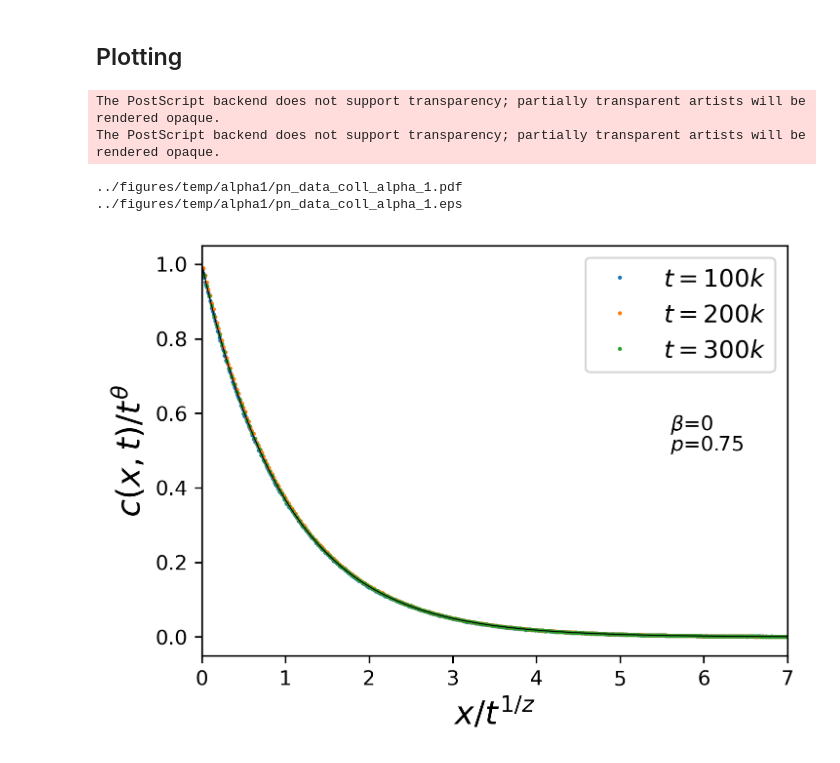
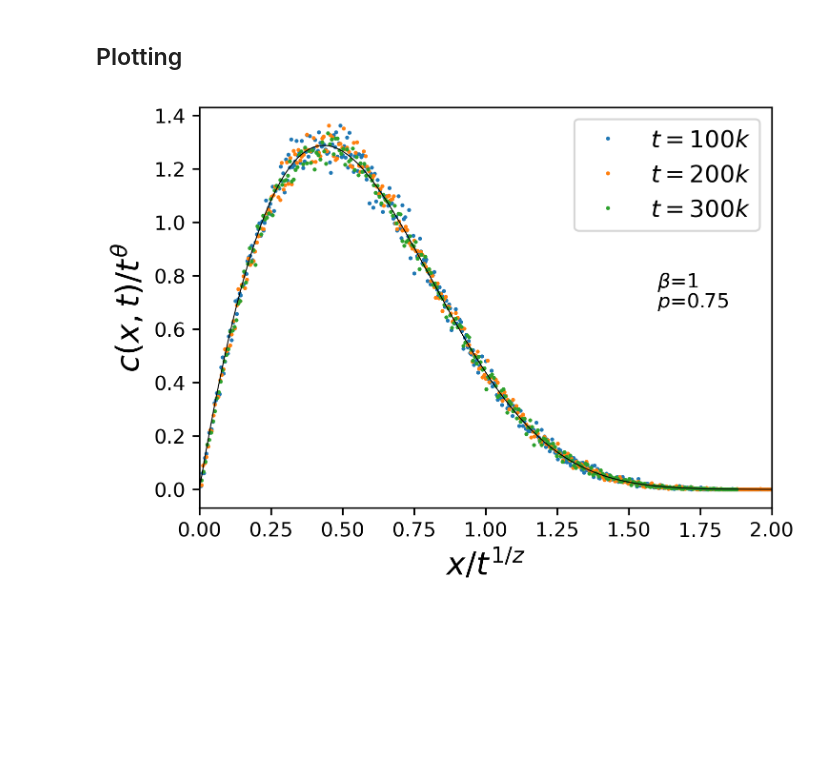
Before and after one commit to rahman-rakib/Stochastic-Fractal, a Jupyter notebook: main_jupyter/data_collapse_simulation_class-multi.ipynb, the cells around one changed output. Cells and saved outputs as stored; diff of their text form; code cells hidden in the pictures; blank space fills up the shorter version.

```diff
--- a/main_jupyter/data_collapse_simulation_class-multi.ipynb
+++ b/main_jupyter/data_collapse_simulation_class-multi.ipynb
@@ -13,12 +11,12 @@ directory  /home/shahnoor/projects/Stochastic-Fractal/data/temp  is created
 # %%
-alphap = 1  # any real positive value larger than 0.5, but anaylytical plot exists only for alpha=1,2,3
+alphap = 2  # any real positive value larger than 0.5, but anaylytical plot exists only for alpha=1,2,3
 probp = 0.75 # any value between 0 and 1
 
 ensemble_sizep = 4_000
 min_iterationp = 100_000
 bin_sizep = 0.0001
 
-bin_sizep = 1e-7 # for alpha=1
+# bin_sizep = 1e-7 # for alpha=1
 # %%
 expon = 2 * alphap - 1
 # %%
@@ -321,36 +297,32 @@ for time_t in data_dict.keys():
 ## Plotting
 # %%
 fig, axes = plt.subplots(1,1,figsize = (5,3.5),dpi = 300)
-
+x_max = 2.0
 for i in range(3):
     time_t = min_iterationp*(i+1)
     x,y = data_dict[time_t]
     plt.plot(x, y,"o", markersize=1,label=r"$t={}k$".format(str(int(time_t//1000))))
 
 if alphap in [1,2,3]:
-    xi_th = np.linspace(0,7,1000)
+    xi_th = np.linspace(0,x_max,1000)
     xis, phi_th = ana_soln.phi_list(alphap,probp,xi_th)  # from class
     plt.plot(xi_th, phi_th,color='black',linewidth=0.5)
 
 plt.legend(loc=1, prop={'size': 12})
 plt.xlabel(r"$x/t^{1/z}$",  fontsize=16)
 plt.ylabel(r"$c(x,t)/t^\theta$",  fontsize=16)
-plt.xlim([0, 7])
+plt.xlim([0, x_max])
 plt.text(0.8, 0.55, r"$\beta$={}".format(alphap-1), transform = axes.transAxes)
 plt.text(0.8, 0.5, r"$p$={}".format(probp), transform = axes.transAxes)
 
 axes.set_position([0.15, 0.15, 0.8, 0.8])
 
-print(figure_name_collapse)
-plt.savefig(figure_name_collapse)
-print(figure_name_collapse.split("pdf")[0]+"eps")
-plt.savefig(figure_name_collapse.split("pdf")[0]+"eps")
+# print(figure_name_collapse)
+# plt.savefig(figure_name_collapse)
+# print(figure_name_collapse.split("pdf")[0]+"eps")
+# plt.savefig(figure_name_collapse.split("pdf")[0]+"eps")
 # %% [output]
-The PostScript backend does not support transparency; partially transparent artists will be rendered opaque.
-The PostScript backend does not support transparency; partially transparent artists will be rendered opaque.
-../figures/temp/alpha1/pn_data_coll_alpha_1.pdf
-../figures/temp/alpha1/pn_data_coll_alpha_1.eps
-[figure, old version]
+[figure, new version]
 # %%
 fig, axes = plt.subplots(1,1,figsize = (5,3.5),dpi = 300)
 
```
Also changed, not shown: parts of 15 cells of this notebook.
